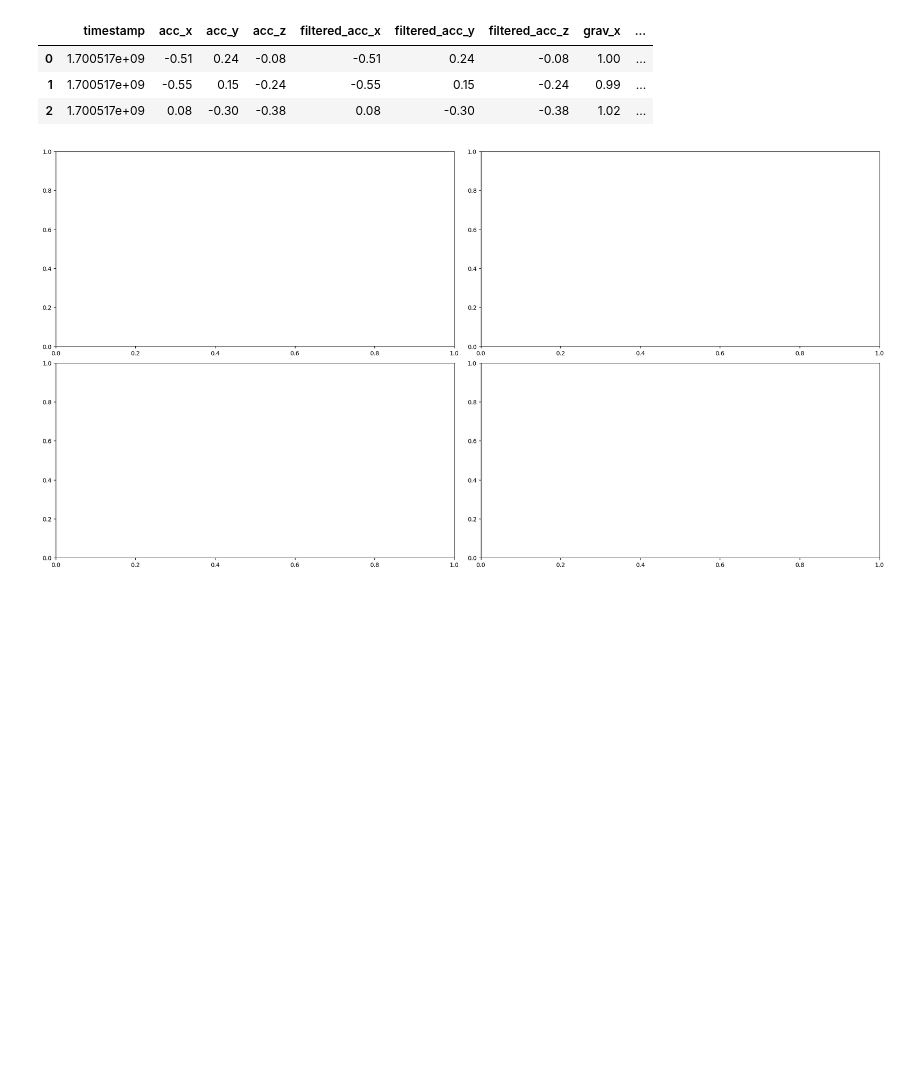
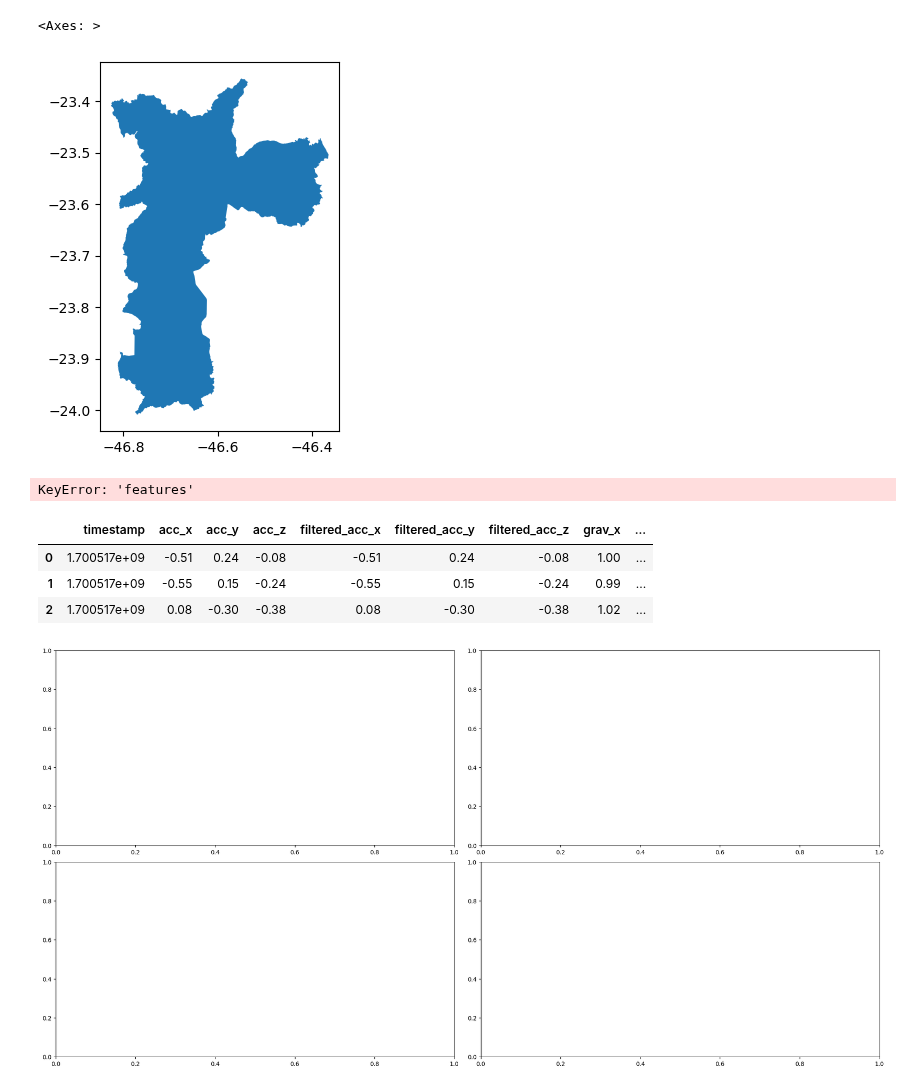
Before and after one commit to APF2000/data-analysis, a Jupyter notebook: dataset_car/dataset_carro.ipynb, the cells around one changed output. Drawn from its saved outputs; the diff is of its cells as text; code cells hidden in the pictures; blank space fills up the shorter version.

```diff
--- a/dataset_car/dataset_carro.ipynb
+++ b/dataset_car/dataset_carro.ipynb
@@ -81,0 +128,19 @@ def display_jerk_graph(jerk_df):
+# %%
+import geopandas as gpd
+from zipfile import ZipFile
+
+# Caminho para o arquivo zip
+zip_path = "SP_Municipios_2022.zip"
+
+# Caminho para o arquivo shapefile dentro do zip
+shapefile_path = "SP_Municipios_2022.shp"
+
+# Extrair o conteúdo do arquivo zip
+with ZipFile(zip_path, 'r') as zip_ref:
+    zip_ref.extractall("/tmp")  # Extraia para um diretório temporário ou escolha um caminho adequado
+
+# Carregar o shapefile usando o GeoPandas
+mapa_brasil = gpd.read_file(f"/tmp/{shapefile_path}")
+
+# Agora você pode plotar o mapa ou realizar outras operações com o GeoPandas
+print(mapa_brasil.head())
@@ -82,3 +161,35 @@ def display_jerk_graph(jerk_df):
+# %%
+mapa_brasil[mapa_brasil["NM_MUN"] == "São Paulo"].plot()
+# %% [output]
+<Axes: >
+[figure, added]
+# %%
+import folium
+import geopandas as gpd
+from shapely.geometry import Polygon
+
+# Criar um mapa Folium de exemplo
+m = folium.Map(location=[-23.5505, -46.6333], zoom_start=12)
+
+# Adicionar um marcador de exemplo
+folium.Marker(location=[-23.5505, -46.6333], popup="São Paulo").add_to(m)
+
+# Adicionar um círculo de exemplo
+folium.Circle(location=[-23.5550, -46.6500], radius=500, color='blue', fill=True, fill_color='blue').add_to(m)
+
+# Extrair as geometrias do mapa Folium
+mapa_geometrias = []
+for feature in m.to_dict()['features']:
+    geometry = feature['geometry']
+    mapa_geometrias.append(geometry)
+
+# Criar um GeoDataFrame a partir das geometrias
+gdf_mapa = gpd.GeoDataFrame(geometry=mapa_geometrias, crs="EPSG:4326")
+
+# Plotar o GeoDataFrame
+gdf_mapa.plot()
+# %% [output]
+KeyError: 'features'
 # %%
 # ride_root_dir_1 = os.path.join("RealData", "Data_2023-11-20_pt1")
 # ride_root_dir_2 = os.path.join("RealData", "Mercedes_25-11-2023")
```
Also changed, not shown: parts of 5 cells of this notebook, 2 other files.
